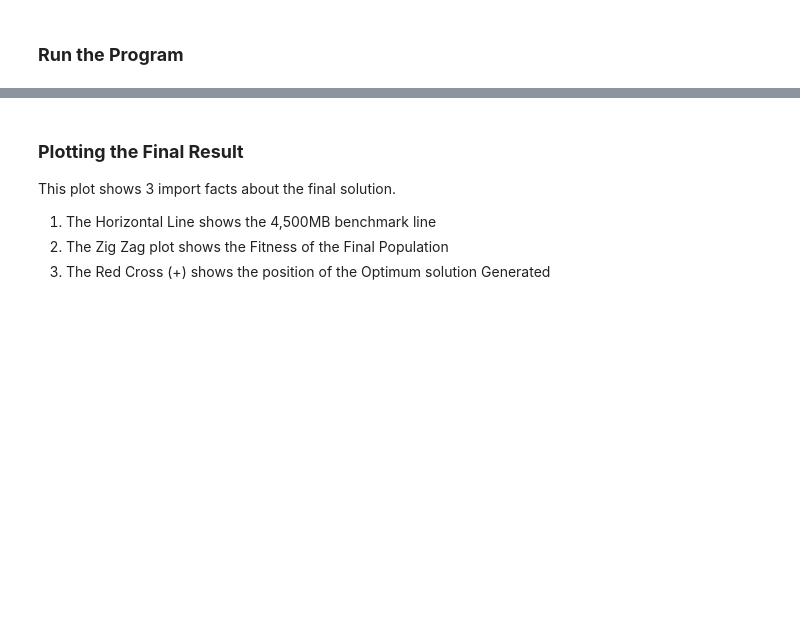
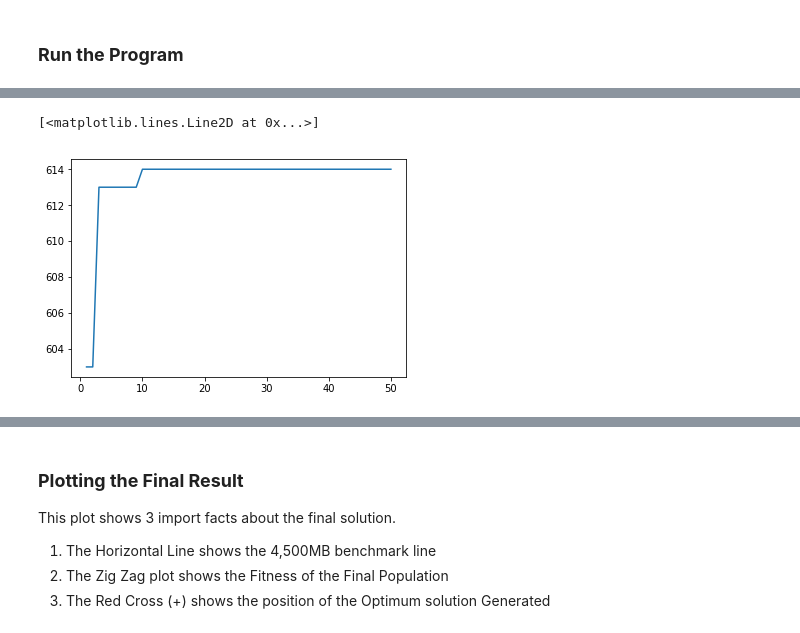
Before and after one commit to adhishagc/Genetic-Algorithm-using-Python-Example, a Jupyter notebook: Genetic_Algorithm_Assignment.ipynb, the cells around one changed output, grey strips where cells are left out. Saved outputs shown, nothing was run; the diff lists cells and outputs as text; code cells hidden in the pictures; blank space fills up the shorter version.

```diff
--- a/Genetic_Algorithm_Assignment.ipynb
+++ b/Genetic_Algorithm_Assignment.ipynb
@@ -280,6 +284,23 @@ def getFitness(chromosome):
     fitness = total_duration
 
     return fitness,total_size
+# %%
+def getFitness_for_runs(chromosome):
+  total_size = 0
+  total_duration = 0
+
+  for i in range(len(chromosome)):
+    if(chromosome[i]==1):
+      total_size += df.loc[i,'size']
+      total_duration += df.loc[i,'duration']
+
+  if(total_size>4500):
+    fitness = total_duration*0.5
+    return fitness,total_duration,total_size
+  else:
+    fitness = total_duration
+
+    return fitness,total_duration,total_size
 # %%
 def getDetails(chromosome):
   total_size = 0
@@ -423,0 +514,5 @@ Name: 45, dtype: int64
+# %%
+plt.plot([x for x in range(1,run+1)],[best_out_of_runs_fitness[x] for x in range(len(best_out_of_runs_fitness))])
+# %% [output]
+[<matplotlib.lines.Line2D at 0x...>]
+[figure, added]
```
Also changed, not shown: parts of 35 cells of this notebook.
